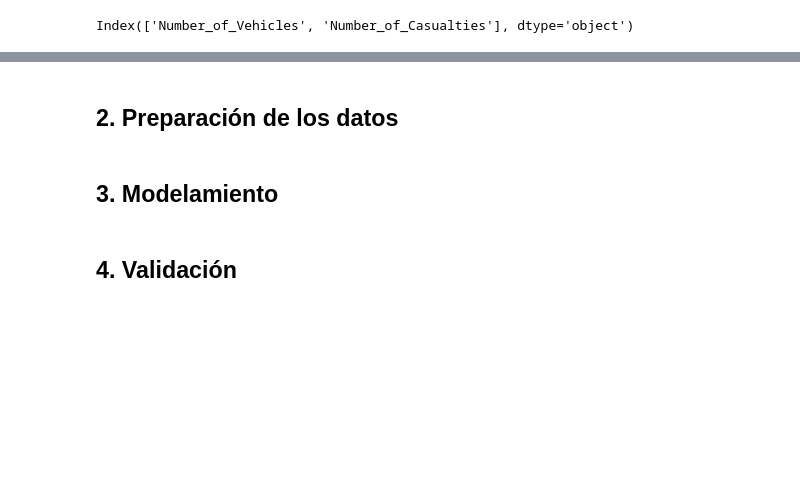
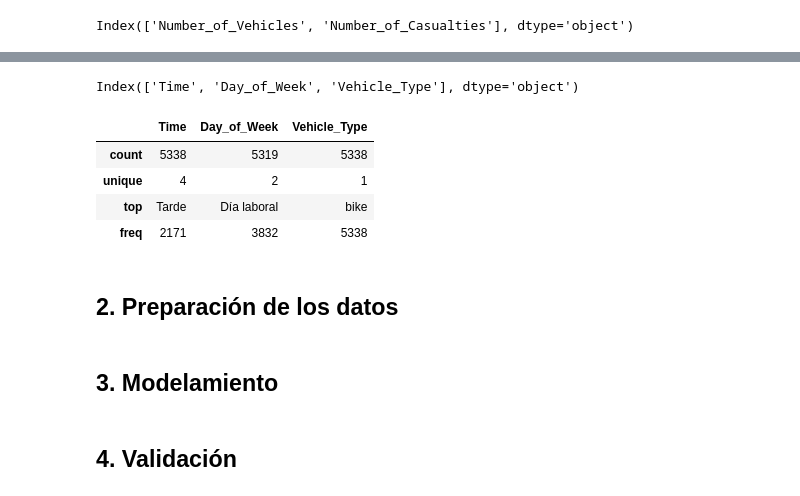
Before and after one commit to jjosorioc/ISIS3301-lab01-clustering, a Jupyter notebook: lab1.ipynb, the cells around one changed output, grey strips where cells are left out. Cells and saved outputs as stored; diff of their text form; code cells hidden in the pictures; blank space fills up the shorter version.

```diff
--- a/lab1.ipynb
+++ b/lab1.ipynb
@@ -99,0 +124,16 @@ ax = sns.boxplot(data=df_tracks[name_cols_int], orient = "v")
+# %%
+# Exploramos variables que no sean numericas
+
+name_cols_non_number = df_tracks.select_dtypes(include = ['object']).columns
+name_cols_non_number
+# %% [output]
+Index(['Time', 'Day_of_Week', 'Vehicle_Type'], dtype='object')
+# %%
+# Revisamos el contenido de las variables no numericas
+df_tracks[name_cols_non_number].describe()
+# %% [output]
+|  | Time | Day_of_Week | Vehicle_Type |
+| count | 5338 | 5319 | 5338 |
+| unique | 4 | 2 | 1 |
+| top | Tarde | Día laboral | bike |
+| freq | 2171 | 3832 | 5338 |
```
Also changed, not shown: parts of 6 cells of this notebook.
